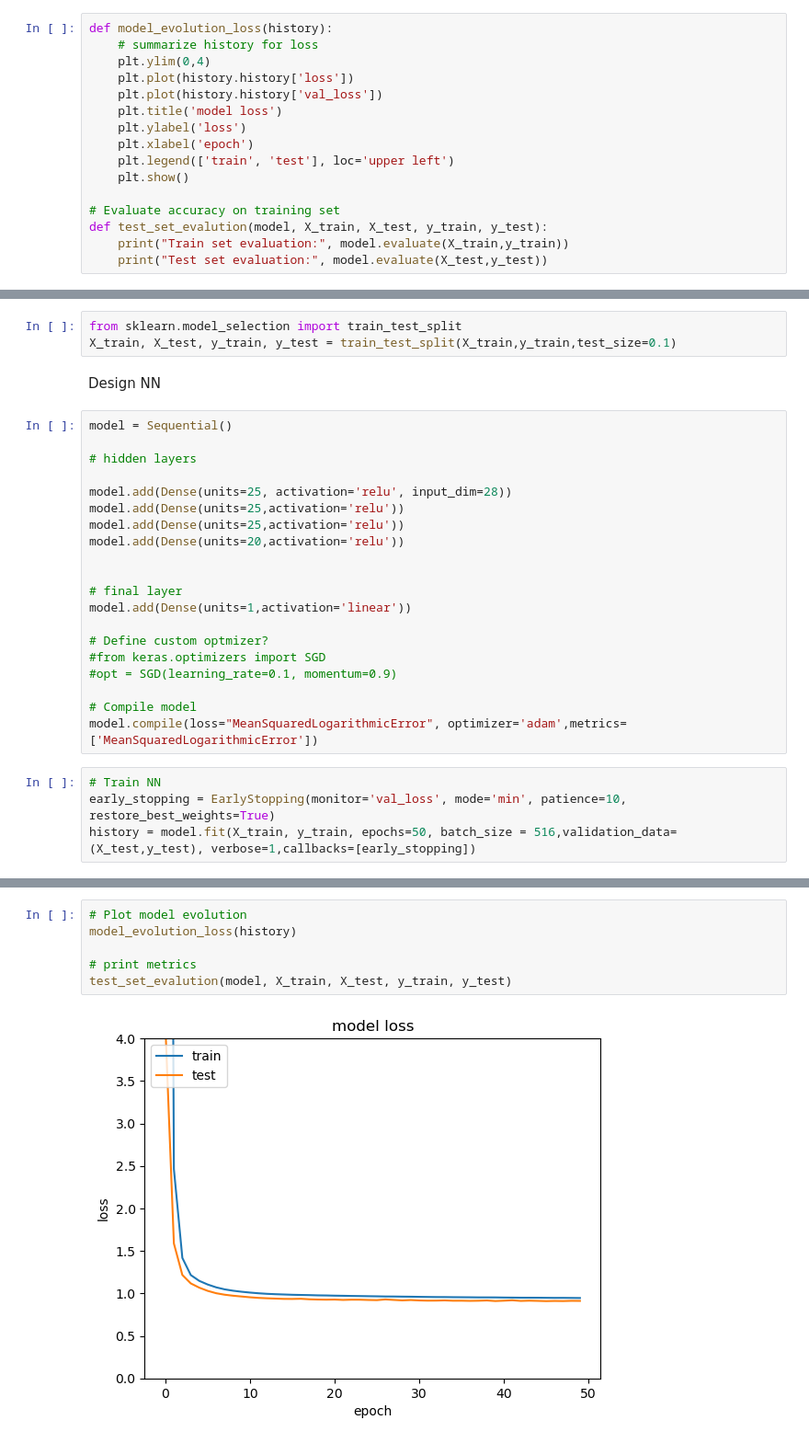
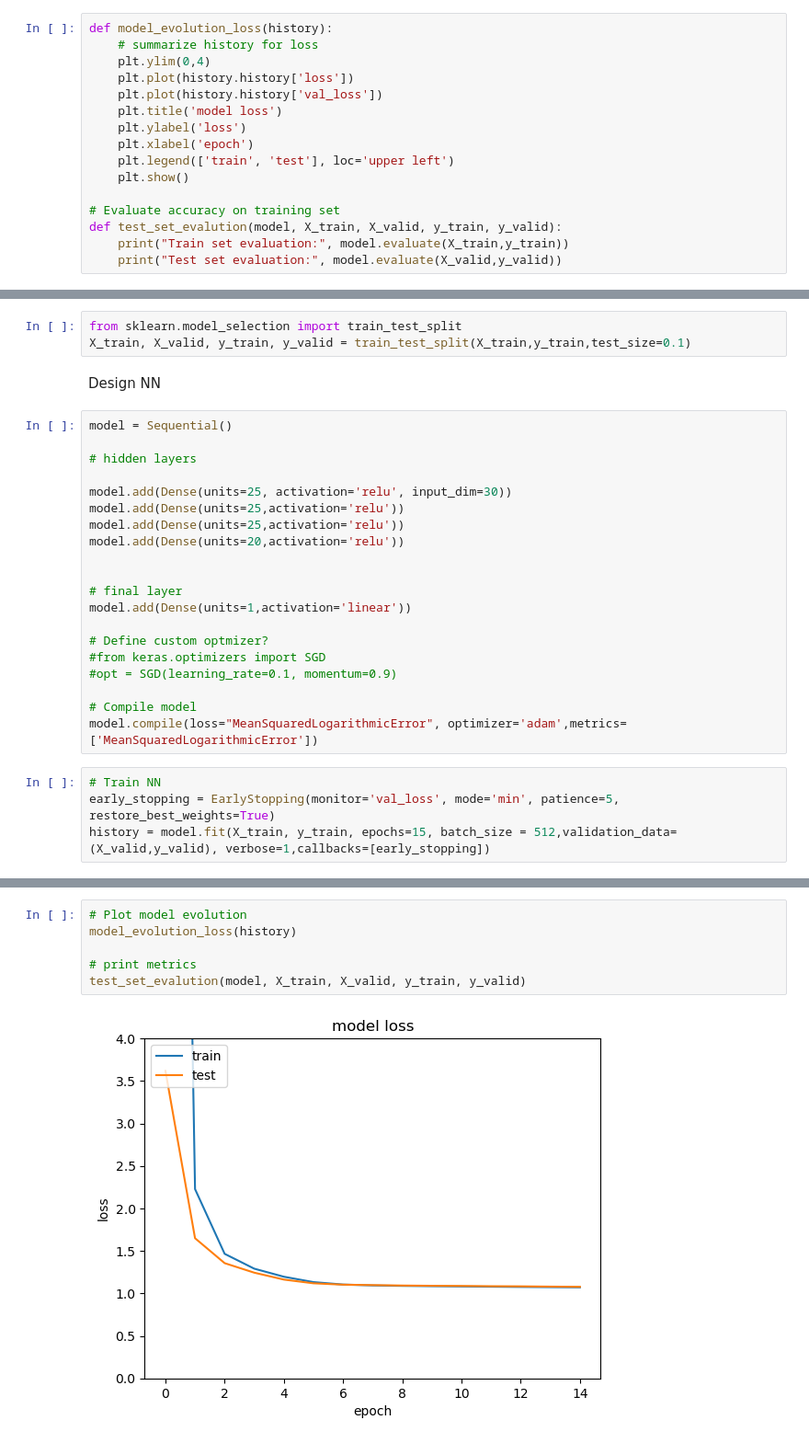
Before and after one commit to feyzijan/ShellDatathon, a Jupyter notebook: NeuralNet.ipynb, the cells around one changed output, grey strips where cells are left out. Shown at 92% size. Drawn from its saved outputs; the diff is of its cells as text.

```diff
--- a/NeuralNet.ipynb
+++ b/NeuralNet.ipynb
@@ -44,7 +60,7 @@ def model_evolution_loss(history):
     plt.show()
 
 # Evaluate accuracy on training set
-def test_set_evalution(model, X_train, X_test, y_train, y_test):
+def test_set_evalution(model, X_train, X_valid, y_train, y_valid):
     print("Train set evaluation:", model.evaluate(X_train,y_train))
-    print("Test set evaluation:", model.evaluate(X_test,y_test))
+    print("Test set evaluation:", model.evaluate(X_valid,y_valid))
 # %%
@@ -55,7 +71,7 @@ X.shape
 Train Validation split
 # %%
 from sklearn.model_selection import train_test_split
-X_train, X_test, y_train, y_test = train_test_split(X_train,y_train,test_size=0.1)
+X_train, X_valid, y_train, y_valid = train_test_split(X_train,y_train,test_size=0.1)
 # %% [markdown]
 Design NN
 # %%
@@ -63,7 +79,7 @@ model = Sequential()
 
 # hidden layers
 
-model.add(Dense(units=25, activation='relu', input_dim=28))
+model.add(Dense(units=25, activation='relu', input_dim=30))
 model.add(Dense(units=25,activation='relu'))
 model.add(Dense(units=25,activation='relu'))
 model.add(Dense(units=20,activation='relu'))
@@ -80,6 +96,6 @@ model.add(Dense(units=1,activation='linear'))
 model.compile(loss="MeanSquaredLogarithmicError", optimizer='adam',metrics=['MeanSquaredLogarithmicError'])
 # %%
 # Train NN
-early_stopping = EarlyStopping(monitor='val_loss', mode='min', patience=10, restore_best_weights=True)
-history = model.fit(X_train, y_train, epochs=50, batch_size = 516,validation_data=(X_test,y_test), verbose=1,callbacks=[early_stopping])
+early_stopping = EarlyStopping(monitor='val_loss', mode='min', patience=5, restore_best_weights=True)
+history = model.fit(X_train, y_train, epochs=15, batch_size = 512,validation_data=(X_valid,y_valid), verbose=1,callbacks=[early_stopping])
 # %% [output]
@@ -103,8 +119,8 @@ Epoch 50/50
 # %%
 # Plot model evolution
 model_evolution_loss(history)
 
 # print metrics
-test_set_evalution(model, X_train, X_test, y_train, y_test)
+test_set_evalution(model, X_train, X_valid, y_train, y_valid)
 # %% [output]
-[figure, old version]
+[figure, new version]
```
Also changed, not shown: parts of 29 cells of this notebook, 10 other files.
